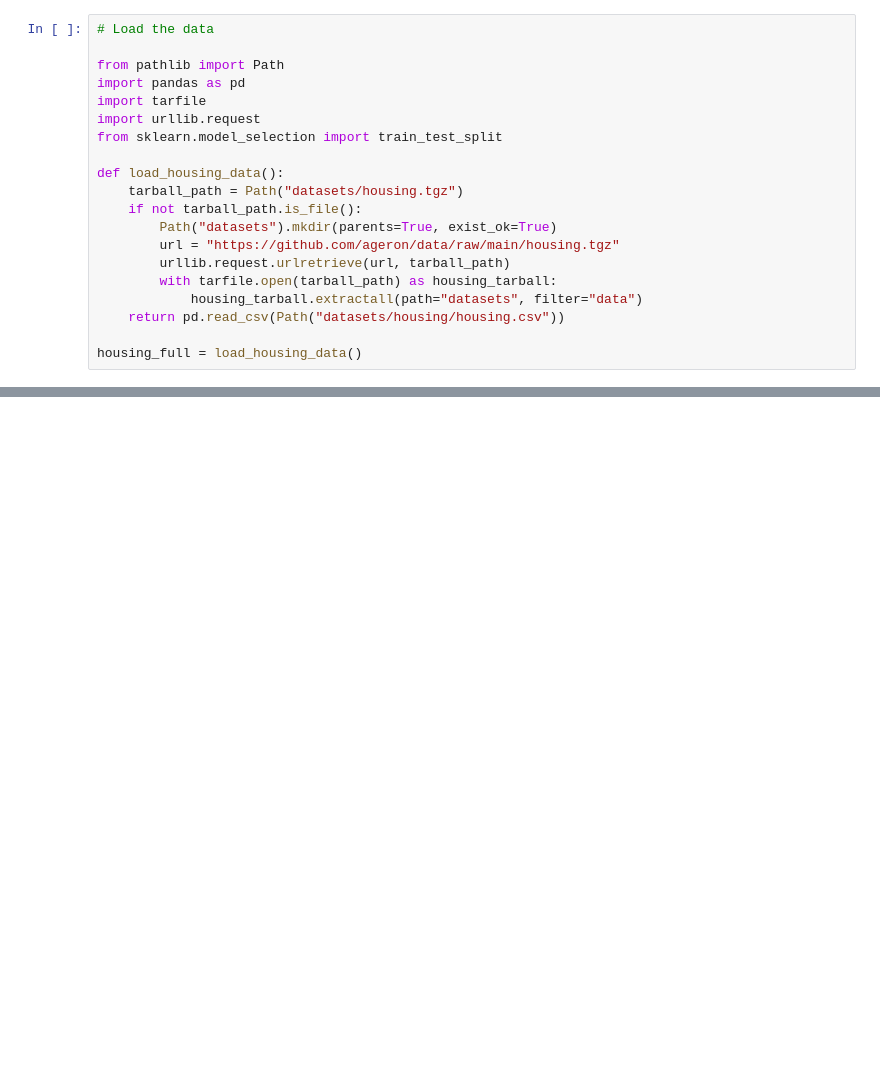
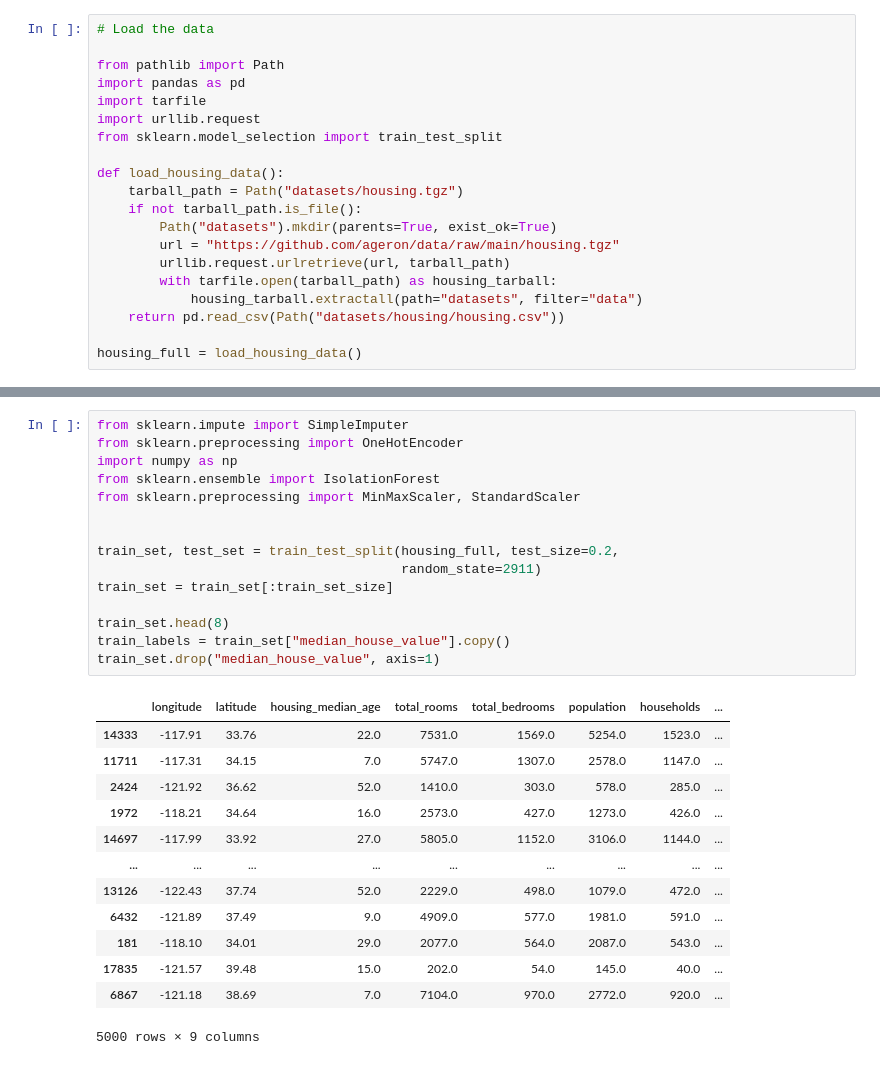
Before and after one commit to ali73/hands-on-mlp-exercise, a Jupyter notebook: Season2/Ex1.ipynb, the cells around one changed output, grey strips where cells are left out. Saved outputs shown, nothing was run; the diff lists cells and outputs as text; blank space fills up the shorter version.

```diff
--- a/Season2/Ex1.ipynb
+++ b/Season2/Ex1.ipynb
@@ -100,0 +29,29 @@ max                  2.603085e+00
+# %%
+from sklearn.impute import SimpleImputer
+from sklearn.preprocessing import OneHotEncoder
+import numpy as np
+from sklearn.ensemble import IsolationForest
+from sklearn.preprocessing import MinMaxScaler, StandardScaler
+
+
+train_set, test_set = train_test_split(housing_full, test_size=0.2,
+                                       random_state=2911)
+train_set = train_set[:train_set_size]
+
+train_set.head(8)
+train_labels = train_set["median_house_value"].copy()
+train_set.drop("median_house_value", axis=1)
+# %% [output]
+|  | longitude | latitude | housing_median_age | total_rooms | total_bedrooms | population | households | ... |
+| 14333 | -117.91 | 33.76 | 22.0 | 7531.0 | 1569.0 | 5254.0 | 1523.0 | ... |
+| 11711 | -117.31 | 34.15 | 7.0 | 5747.0 | 1307.0 | 2578.0 | 1147.0 | ... |
+| 2424 | -121.92 | 36.62 | 52.0 | 1410.0 | 303.0 | 578.0 | 285.0 | ... |
+| 1972 | -118.21 | 34.64 | 16.0 | 2573.0 | 427.0 | 1273.0 | 426.0 | ... |
+| 14697 | -117.99 | 33.92 | 27.0 | 5805.0 | 1152.0 | 3106.0 | 1144.0 | ... |
+| ... | ... | ... | ... | ... | ... | ... | ... | ... |
+| 13126 | -122.43 | 37.74 | 52.0 | 2229.0 | 498.0 | 1079.0 | 472.0 | ... |
+| 6432 | -121.89 | 37.49 | 9.0 | 4909.0 | 577.0 | 1981.0 | 591.0 | ... |
+| 181 | -118.10 | 34.01 | 29.0 | 2077.0 | 564.0 | 2087.0 | 543.0 | ... |
+| 17835 | -121.57 | 39.48 | 15.0 | 202.0 | 54.0 | 145.0 | 40.0 | ... |
+| 6867 | -121.18 | 38.69 | 7.0 | 7104.0 | 970.0 | 2772.0 | 920.0 | ... |
+5000 rows × 9 columns
```
Also changed, not shown: parts of 14 cells of this notebook.
